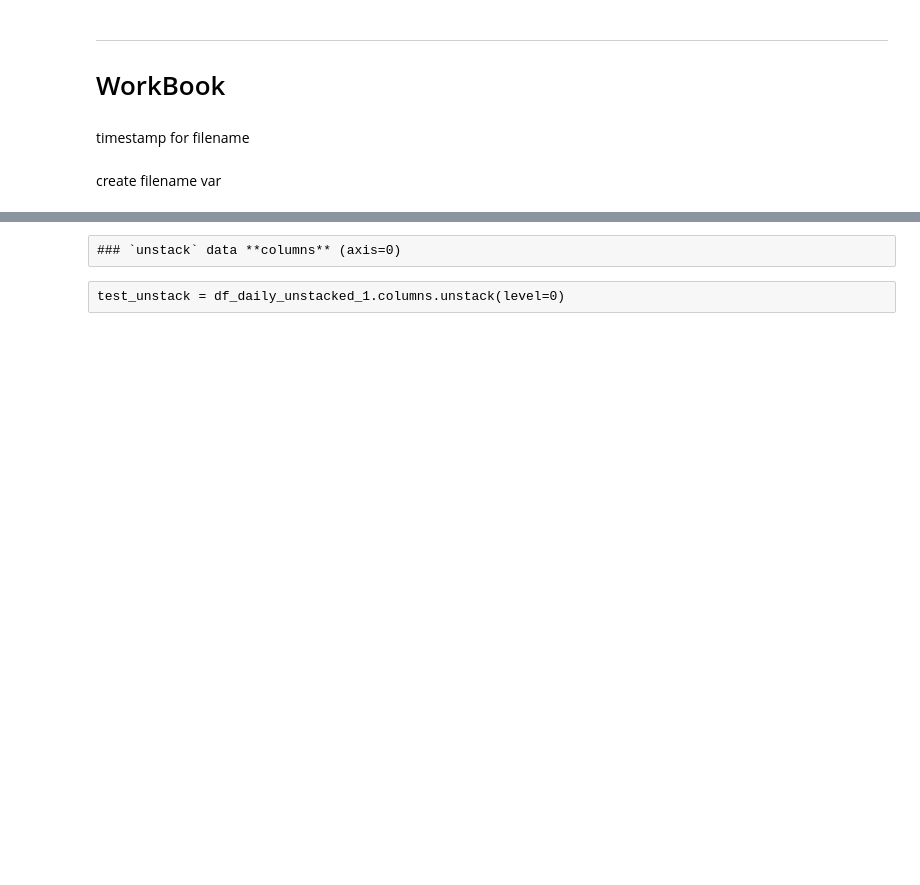
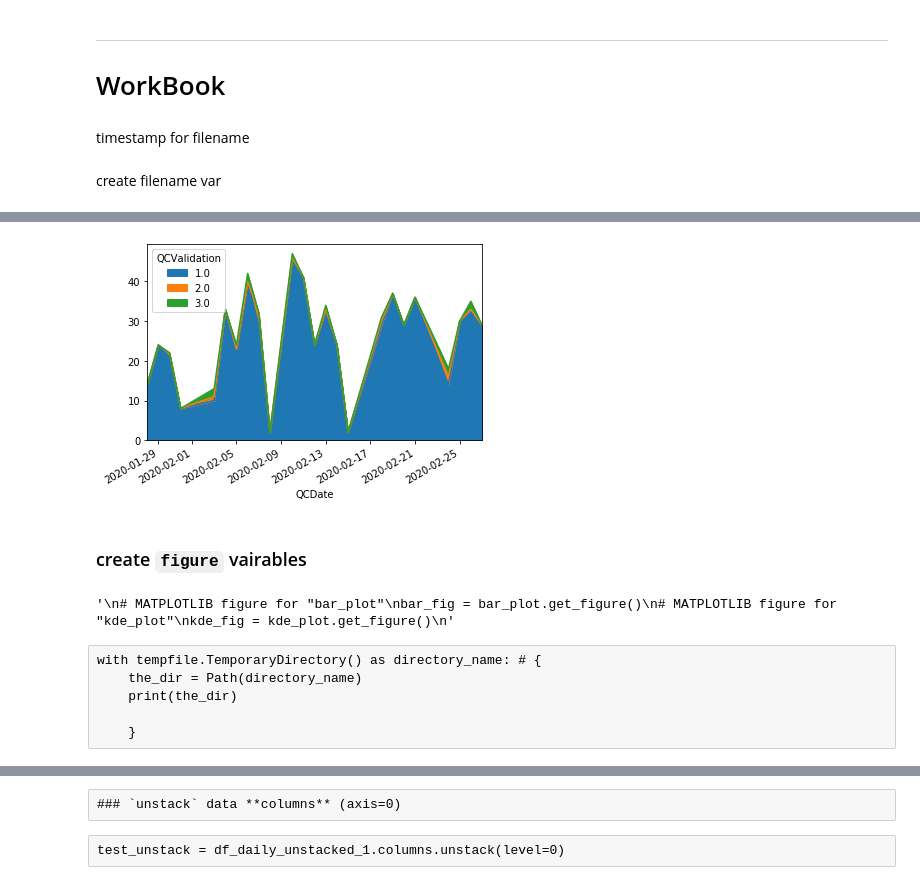
Before and after one commit to sownthunder/Data-Developer-Droolkit, a Jupyter notebook: AGILENT/METRICS/QCMetrics_FINALE.ipynb, the cells around one changed output, grey strips where cells are left out. Drawn from its saved outputs; the diff is of its cells as text; code cells hidden in the pictures; blank space fills up the shorter version.

```diff
--- a/AGILENT/METRICS/QCMetrics_FINALE.ipynb
+++ b/AGILENT/METRICS/QCMetrics_FINALE.ipynb
@@ -934,0 +919,5 @@ plt.savefig(ts_str + "_line_graph.png")
+# %%
+# CREATE AREA PLOT VARIABLE
+area_plot = df_daily_unstacked_1.plot(kind='area')
+# %% [output]
+[figure, added]
@@ -934,0 +930,21 @@ plt.savefig(ts_str + "_line_graph.png")
+# %% [markdown]
+### create `figure` vairables
+# %%
+# MATPLOTLIB figure for "line_plot"
+fig = plot.get_figure()
+# MATPLOTLIB figure for "area_plot"
+area_fig = area_plot.get_figure()
+"""
+# MATPLOTLIB figure for "bar_plot"
+bar_fig = bar_plot.get_figure()
+# MATPLOTLIB figure for "kde_plot"
+kde_fig = kde_plot.get_figure()
+"""
+# %% [output]
+'\n# MATPLOTLIB figure for "bar_plot"\nbar_fig = bar_plot.get_figure()\n# MATPLOTLIB figure for "kde_plot"\nkde_fig = kde_plot.get_figure()\n'
+# %% [raw]
+with tempfile.TemporaryDirectory() as directory_name: # {
+    the_dir = Path(directory_name)
+    print(the_dir)
+
+    }
```
Also changed, not shown: parts of 63 cells of this notebook, 26 other files.
